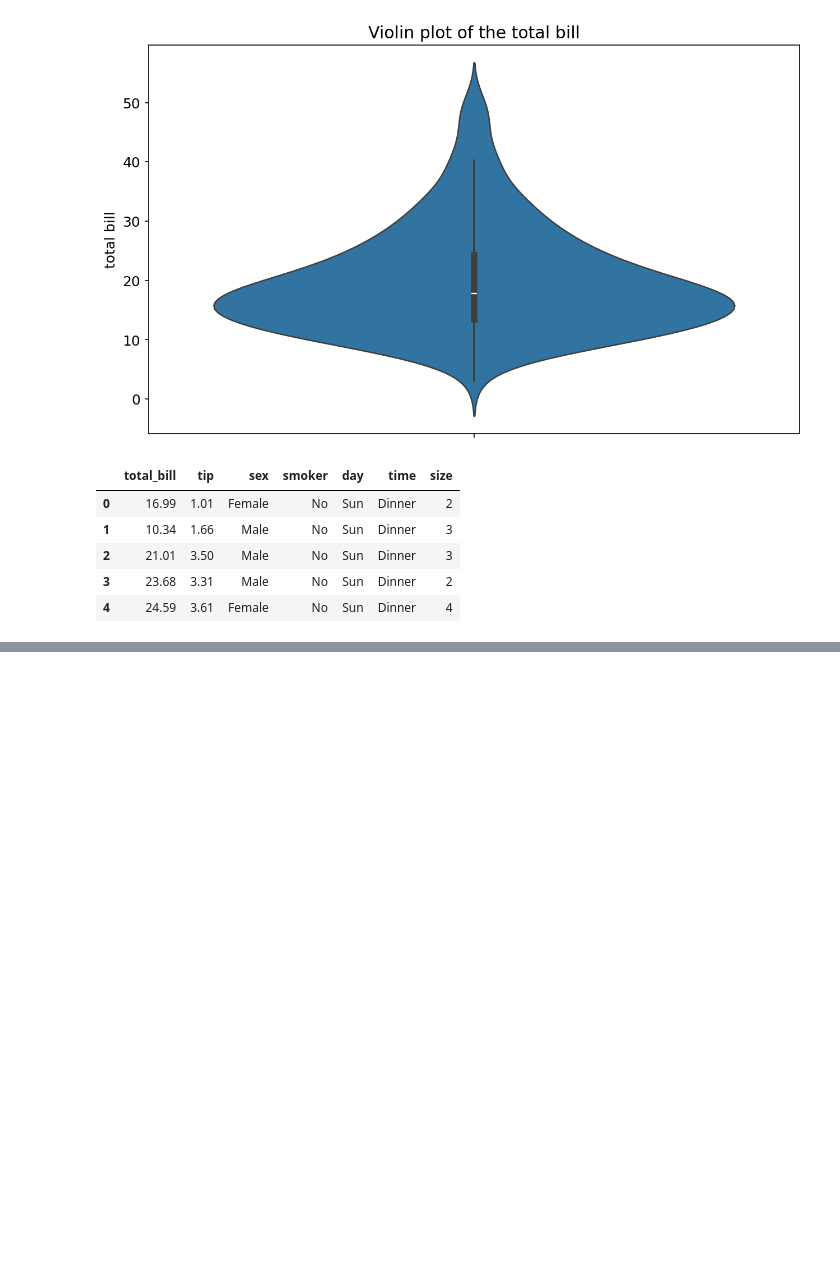
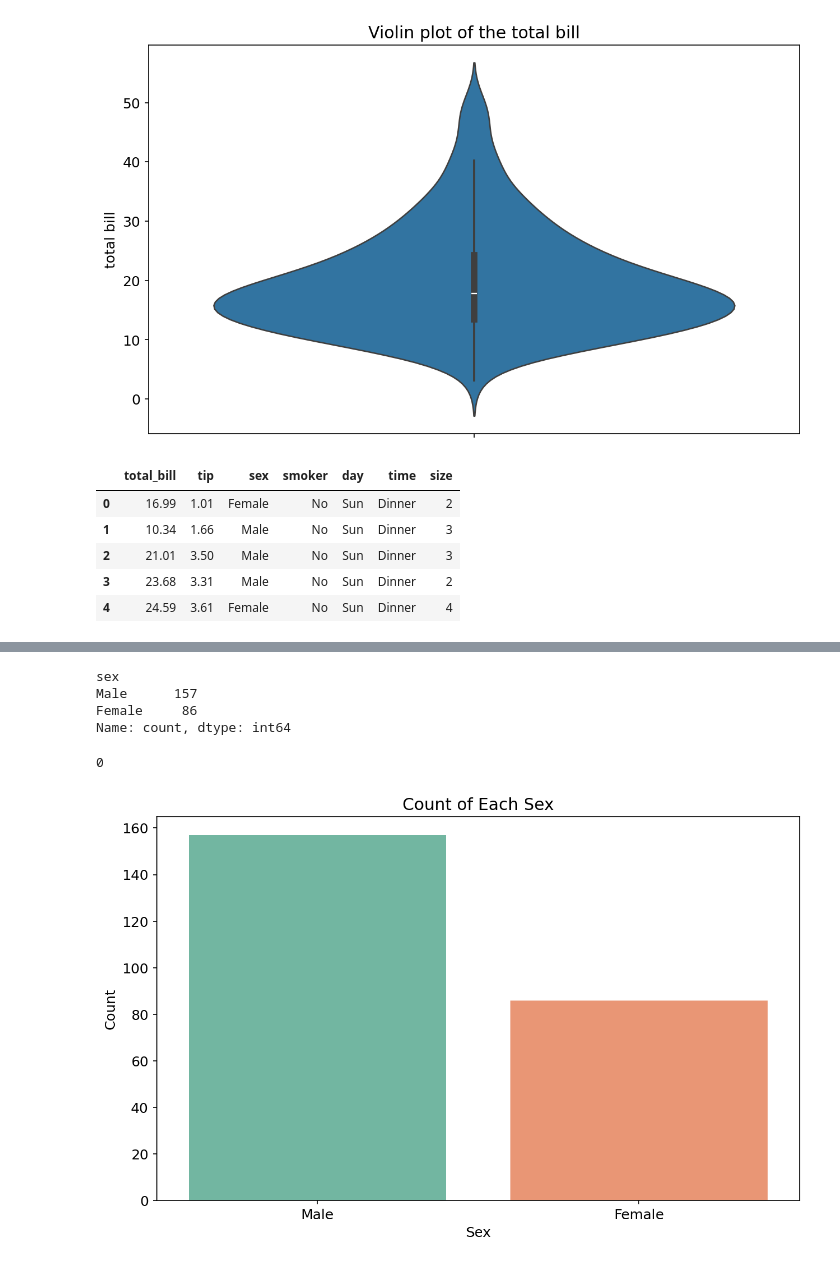
Before and after one commit to Jawad-Muzafar/EDA, a Jupyter notebook: Tips/eda.ipynb, the cells around one changed output, grey strips where cells are left out. Saved outputs shown, nothing was run; the diff lists cells and outputs as text; code cells hidden in the pictures; blank space fills up the shorter version.

```diff
--- a/Tips/eda.ipynb
+++ b/Tips/eda.ipynb
@@ -157,0 +229,19 @@ df.head()
+# %%
+df['sex'].value_counts()
+# %% [output]
+sex
+Male      157
+Female     86
+Name: count, dtype: int64
+# %%
+df['sex'].isnull().sum()
+# %% [output]
+0
+# %%
+sns.countplot(x='sex', data=df,palette='Set2')
+plt.xlabel('Sex')
+plt.ylabel('Count')
+plt.title('Count of Each Sex')
+plt.show()
+# %% [output]
+[figure, added]
```
Also changed, not shown: parts of 32 cells of this notebook.
